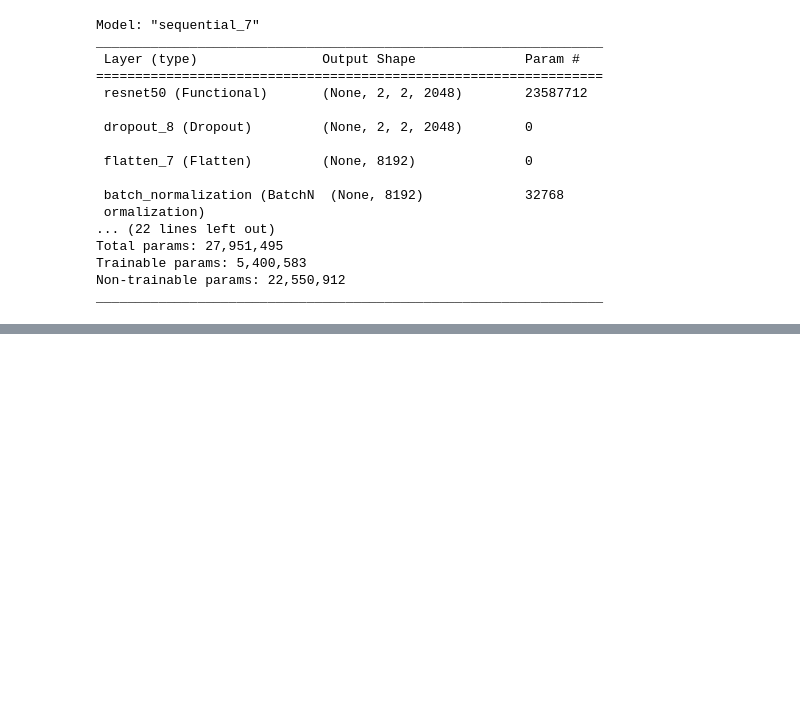
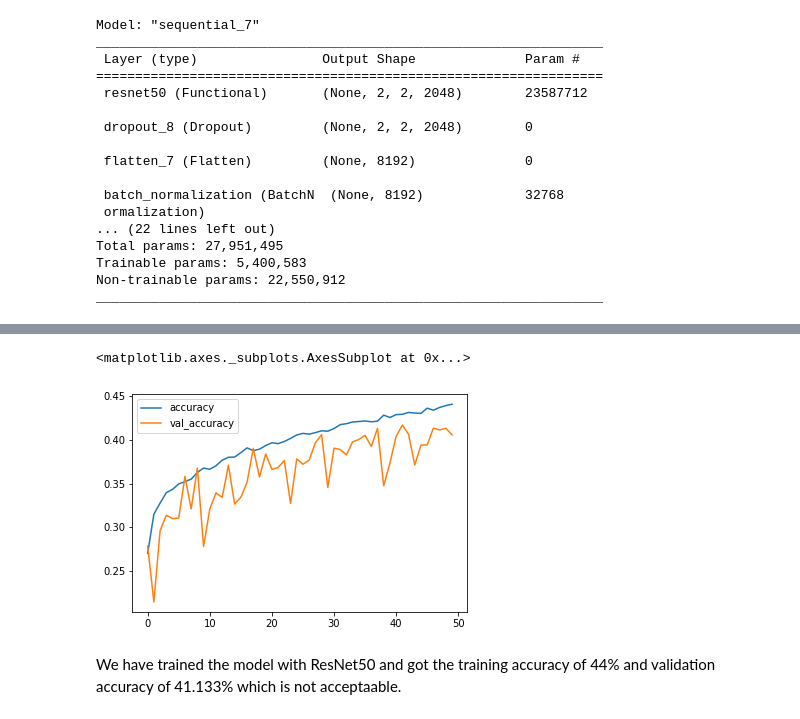
Before and after one commit to Ishansingh438/Face-emotion-recognition, a Jupyter notebook: Ishan_Singh_Face_emotion_recognition.ipynb, the cells around one changed output, grey strips where cells are left out. Saved outputs shown, nothing was run; the diff lists cells and outputs as text; code cells hidden in the pictures; blank space fills up the shorter version.

```diff
--- a/Ishan_Singh_Face_emotion_recognition.ipynb
+++ b/Ishan_Singh_Face_emotion_recognition.ipynb
@@ -396,9 +424,9 @@ Trainable params: 5,400,583
 Non-trainable params: 22,550,912
 _________________________________________________________________
 # %%
-# to save model weights to my drive loaction
+# To save model weights to my drive loaction
 
-weight_checkpoint_path = '/content/drive/MyDrive/Colab Notebooks/Capstone Project 5 ML+Deep learning/model_checkpoint'
+weight_checkpoint_path = '/content/drive/MyDrive/Colab Notebooks/Capstone project 5/Model Checkpoint'
 
 checkpoint = ModelCheckpoint(weight_checkpoint_path, monitor='val_accuracy',
                              save_weights_only=True, mode='max', verbose=1)
@@ -428,0 +476,8 @@ df_modelhis[['loss','val_loss']].plot()
+# %%
+#Plotting accuracy
+df_modelhis[['accuracy','val_accuracy']].plot()
+# %% [output]
+<matplotlib.axes._subplots.AxesSubplot at 0x...>
+[figure, added]
+# %% [markdown]
+We have trained the model with ResNet50 and got the training accuracy of 44% and validation accuracy of 41.133% which is not acceptaable.
```
Also changed, not shown: parts of 60 cells of this notebook.
